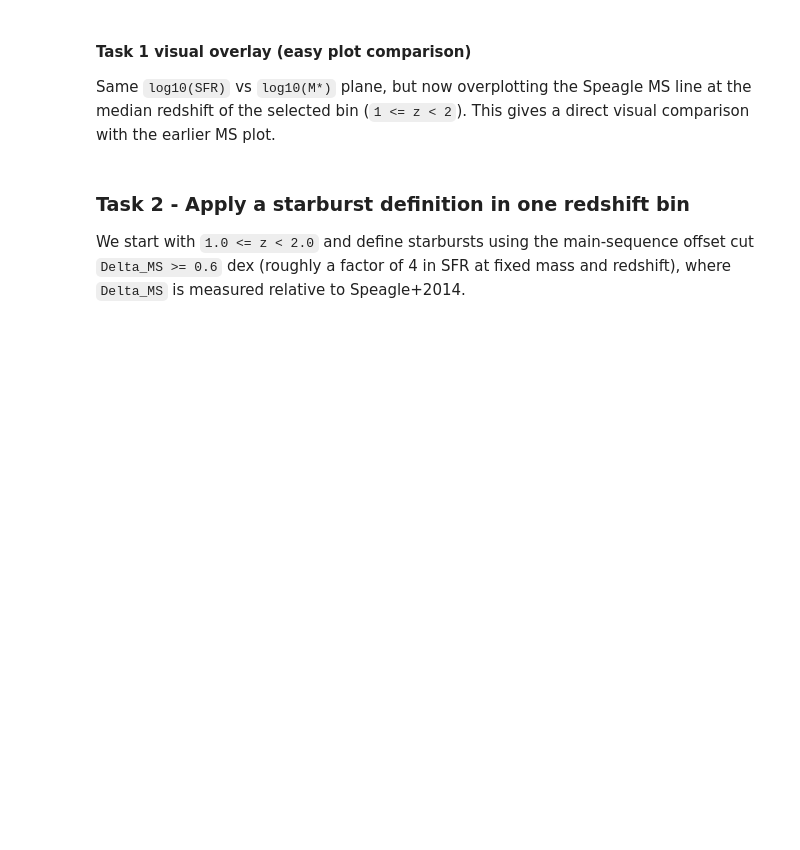
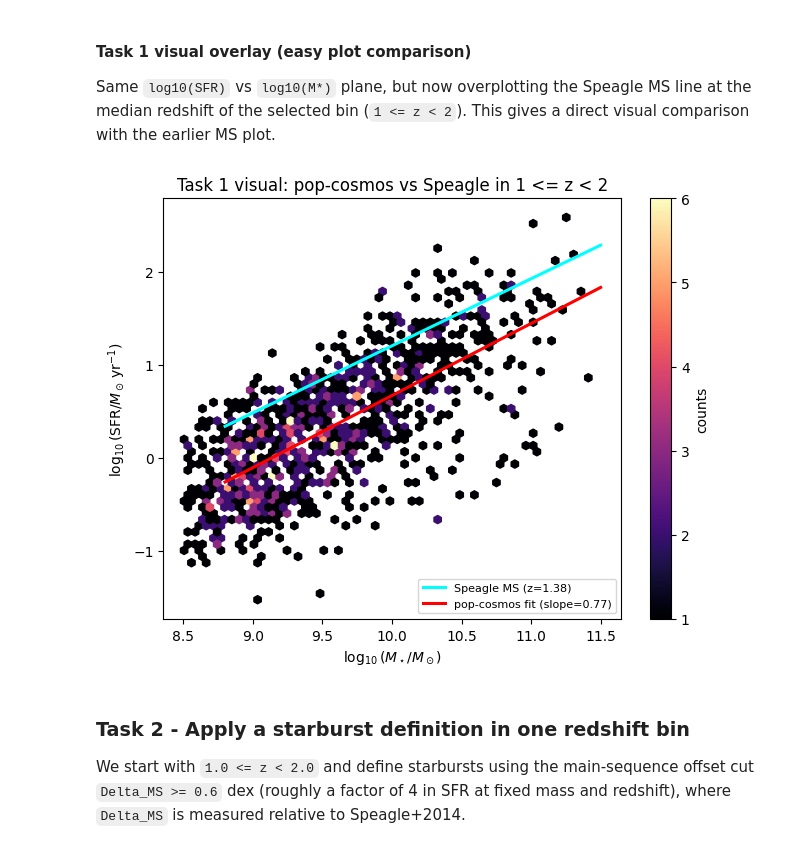
Before and after one commit to IlKoKaIl/Imperial-work, a Jupyter notebook: Research project/Project coding/pop_cosmos_notebook/catalogue_generation.ipynb, the cells around one changed output. Cells and saved outputs as stored; diff of their text form; code cells hidden in the pictures; blank space fills up the shorter version.

```diff
--- a/Research project/Project coding/pop_cosmos_notebook/catalogue_generation.ipynb
+++ b/Research project/Project coding/pop_cosmos_notebook/catalogue_generation.ipynb
@@ -339,33 +339,35 @@ This gives a direct visual comparison with the earlier MS plot.
 # %%
 # Visual comparison plot: pop-cosmos density vs Speagle MS in the same plane
 z_vis_lo, z_vis_hi = 1.0, 2.0
 vis_mask = sf_ms_mask & (z_selected >= z_vis_lo) & (z_selected < z_vis_hi)
 
 x_vis = log10M_selected[vis_mask]
 y_vis = log10SFR_selected[vis_mask]
 z_vis = z_selected[vis_mask]
 
 z_med_vis = float(np.nanmedian(z_vis)) if np.any(vis_mask) else 1.5
 x_grid = np.linspace(8.8, 11.5, 250)
 y_speagle_vis = speagle_log10sfr(x_grid, np.full_like(x_grid, z_med_vis))
 
 # Best linear fit to pop-cosmos points in this same bin for quick visual comparison
 a_vis, c_vis = np.polyfit(x_vis, y_vis, 1)
 y_fit_vis = a_vis * x_grid + c_vis
 
 plt.figure(figsize=(6.6, 5.2))
 hb = plt.hexbin(x_vis, y_vis, gridsize=55, cmap='magma', mincnt=1)
 plt.colorbar(hb, label='counts')
 
 plt.plot(x_grid, y_speagle_vis, color='cyan', lw=2.2, label=f'Speagle MS (z={z_med_vis:.2f})')
-plt.plot(x_grid, y_fit_vis, color='white', lw=1.8, ls='--', label=f'pop-cosmos fit (slope={a_vis:.2f})')
+plt.plot(x_grid, y_fit_vis, color='red', lw=2.2, label=f'pop-cosmos fit (slope={a_vis:.2f})')
 
 plt.xlabel(r'$\log_{10}(M_\star/M_\odot)$')
 plt.ylabel(r'$\log_{10}(\mathrm{SFR}/M_\odot\,\mathrm{yr}^{-1})$')
 plt.title('Task 1 visual: pop-cosmos vs Speagle in 1 <= z < 2')
 plt.legend(loc='lower right', fontsize=8)
 plt.tight_layout()
 plt.show()
+# %% [output]
+[figure, added]
 # %% [markdown]
 ### Task 2 - Apply a starburst definition in one redshift bin
 
```
Also changed, not shown: parts of 1 cell of this notebook, 4 other files.
